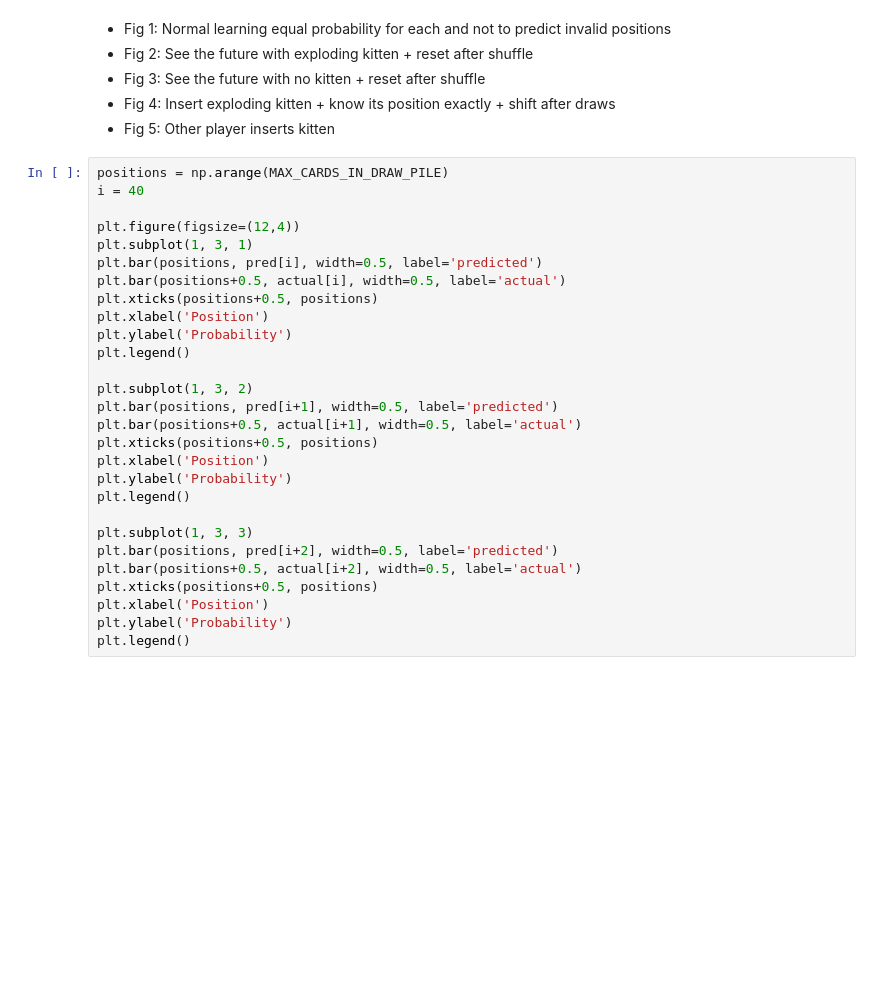
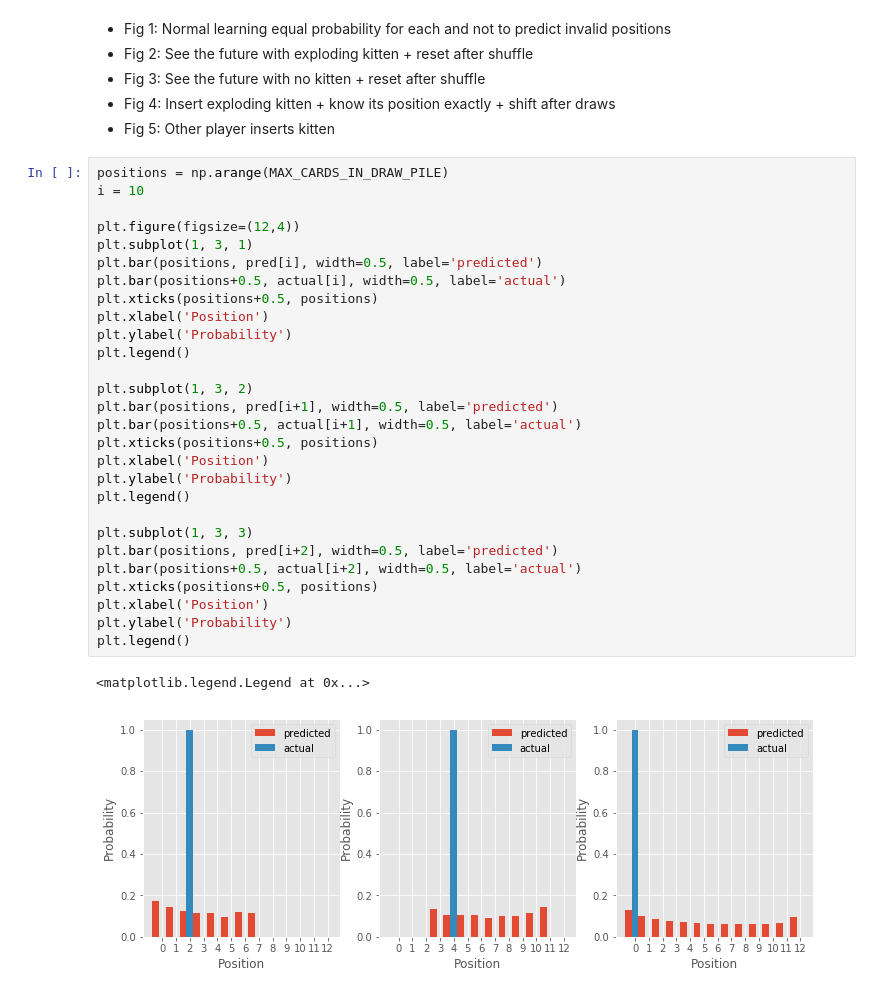
Before and after one commit to timpalpant/alphacats, a Jupyter notebook: model/Kitten Position.ipynb, the cells around one changed output. Saved outputs shown, nothing was run; the diff lists cells and outputs as text; blank space fills up the shorter version.

```diff
--- a/model/Kitten Position.ipynb
+++ b/model/Kitten Position.ipynb
@@ -153,29 +165,32 @@ pred = predicted[:len(actual)]
 - Fig 5: Other player inserts kitten
 # %%
 positions = np.arange(MAX_CARDS_IN_DRAW_PILE)
-i = 40
+i = 10
 
 plt.figure(figsize=(12,4))
 plt.subplot(1, 3, 1)
 plt.bar(positions, pred[i], width=0.5, label='predicted')
 plt.bar(positions+0.5, actual[i], width=0.5, label='actual')
 plt.xticks(positions+0.5, positions)
 plt.xlabel('Position')
 plt.ylabel('Probability')
 plt.legend()
 
 plt.subplot(1, 3, 2)
 plt.bar(positions, pred[i+1], width=0.5, label='predicted')
 plt.bar(positions+0.5, actual[i+1], width=0.5, label='actual')
 plt.xticks(positions+0.5, positions)
 plt.xlabel('Position')
 plt.ylabel('Probability')
 plt.legend()
 
 plt.subplot(1, 3, 3)
 plt.bar(positions, pred[i+2], width=0.5, label='predicted')
 plt.bar(positions+0.5, actual[i+2], width=0.5, label='actual')
 plt.xticks(positions+0.5, positions)
 plt.xlabel('Position')
 plt.ylabel('Probability')
 plt.legend()
+# %% [output]
+<matplotlib.legend.Legend at 0x...>
+[figure, added]
```
Also changed, not shown: parts of 2 cells of this notebook, 5 other files.
